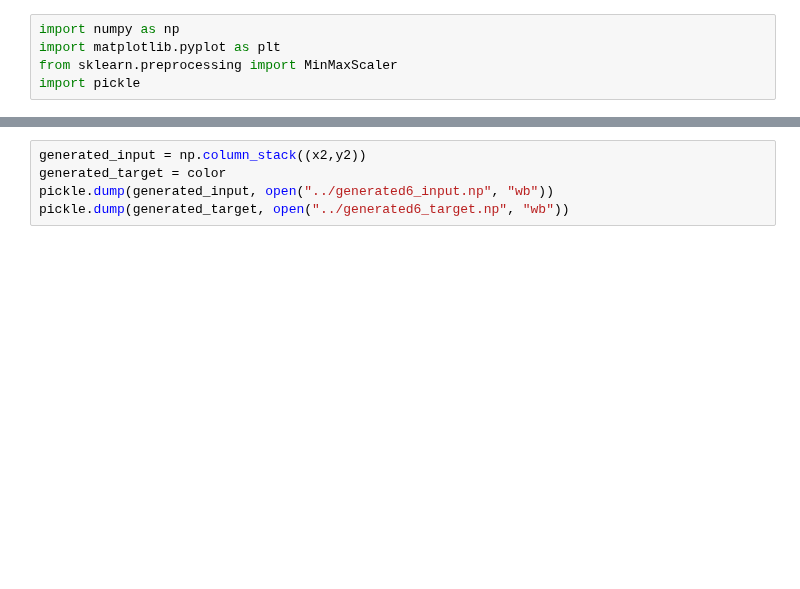
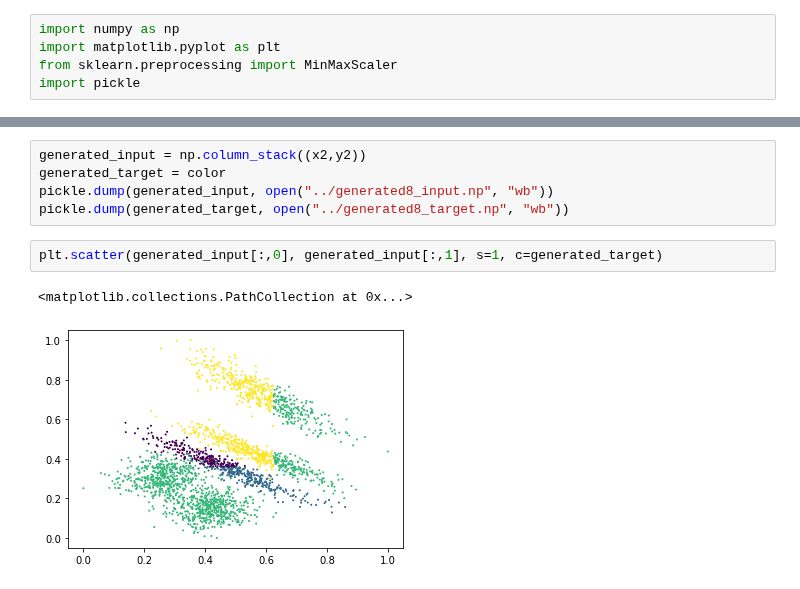
Before and after one commit to simsal0r/mixture-of-decision-trees, a Jupyter notebook: datasets/generation/generate-dataset.ipynb, the cells around one changed output, grey strips where cells are left out. Saved outputs shown, nothing was run; the diff lists cells and outputs as text; blank space fills up the shorter version.

```diff
--- a/datasets/generation/generate-dataset.ipynb
+++ b/datasets/generation/generate-dataset.ipynb
@@ -71,5 +100,10 @@ plt.draw()
 # %%
 generated_input = np.column_stack((x2,y2))
 generated_target = color
-pickle.dump(generated_input, open("../generated6_input.np", "wb"))
-pickle.dump(generated_target, open("../generated6_target.np", "wb"))
+pickle.dump(generated_input, open("../generated8_input.np", "wb"))
+pickle.dump(generated_target, open("../generated8_target.np", "wb"))
+# %%
+plt.scatter(generated_input[:,0], generated_input[:,1], s=1, c=generated_target)
+# %% [output]
+<matplotlib.collections.PathCollection at 0x...>
+[figure, added]
```
Also changed, not shown: parts of 2 cells of this notebook, 14 other files.
